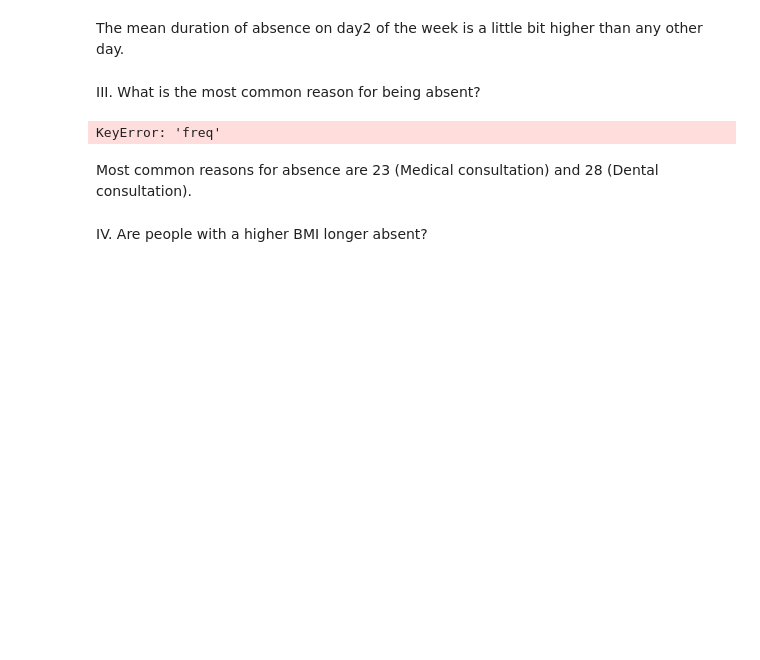
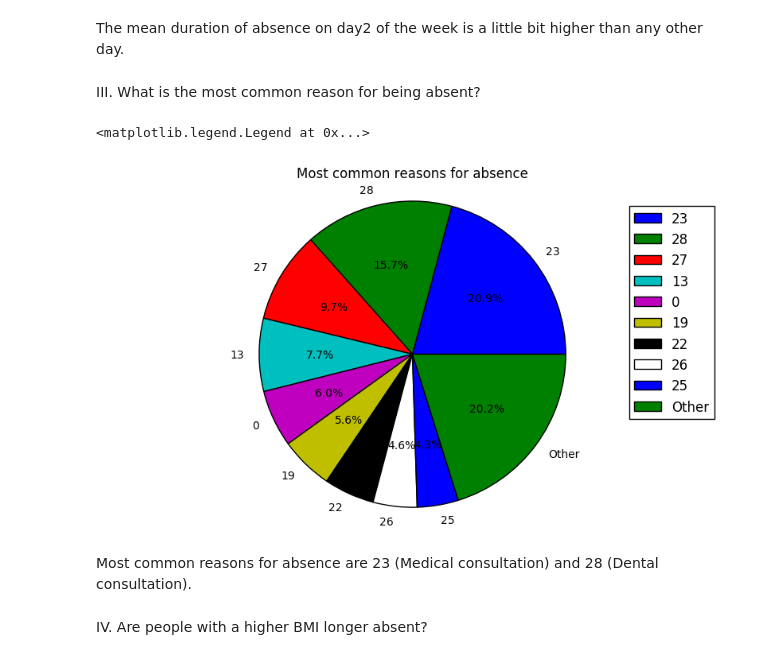
Before and after one commit to NaRuecker/Thinkful, a Jupyter notebook: Absenteeism.ipynb, the cells around one changed output. Drawn from its saved outputs; the diff is of its cells as text; code cells hidden in the pictures; blank space fills up the shorter version.

```diff
--- a/Absenteeism.ipynb
+++ b/Absenteeism.ipynb
@@ -89,32 +89,33 @@ The mean duration of absence on day2 of the week is a little bit higher than any
 III. What is the most common reason for being absent?
 # %%
 dfnew = df.groupby('Reason for absence').count()
-df['freq'] = df['ID']
+dfnew['freq'] = dfnew['ID']
 data= dfnew['freq']
 data = data.sort_values(ascending=False)
 
 
 other = int(data[10:].sum())
 #print(other)
 data = data[:10]
 #print(data)
 data.loc[11] = other
 data = data.rename(index={11: 'Other'})
 data = data.to_frame()
 data.head()
 
 labels= data.index.tolist()
 #print(labels)
 
 # Generate Pie Chart
 plt.figure(figsize=(10, 5))
 plt.pie(data.freq, labels=labels, autopct='%1.1f%%')
 plt.axis('equal')
 plt.title('Most common reasons for absence\n')
-colormap(spring)
+#colormap(spring)
 plt.legend(data.index)
 # %% [output]
-KeyError: 'freq'
+<matplotlib.legend.Legend at 0x...>
+[figure, added]
 # %% [markdown]
 Most common reasons for absence are 23 (Medical consultation) and 28 (Dental consultation).
 # %% [markdown]
```
Also changed, not shown: parts of 1 cell of this notebook.
